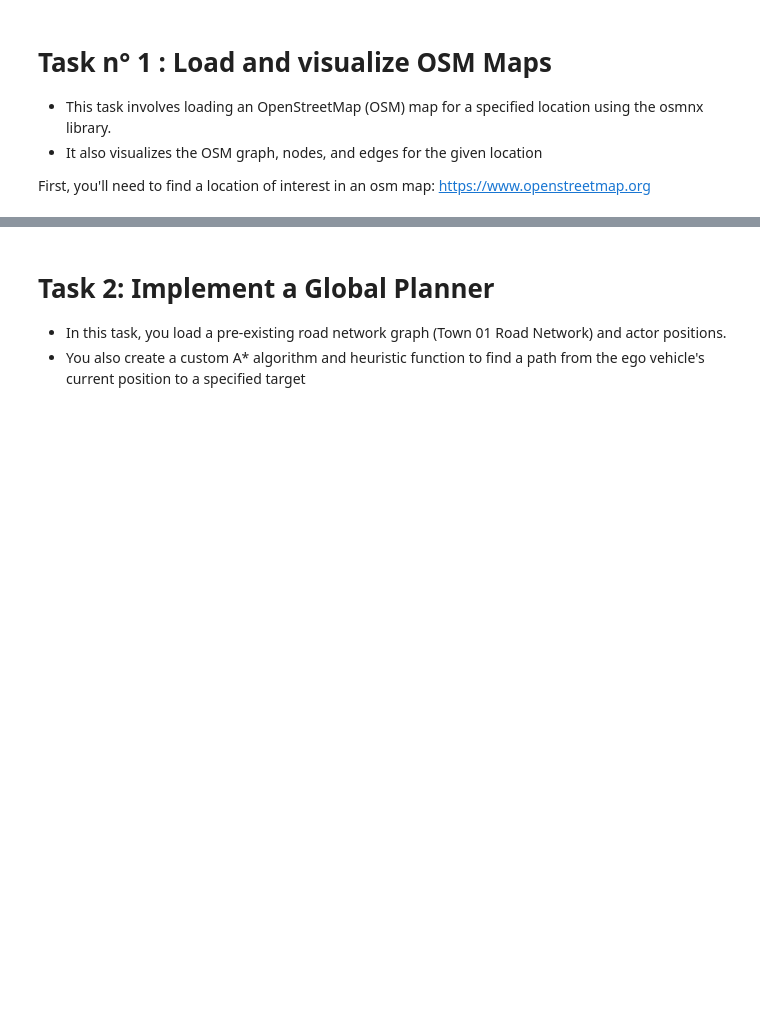
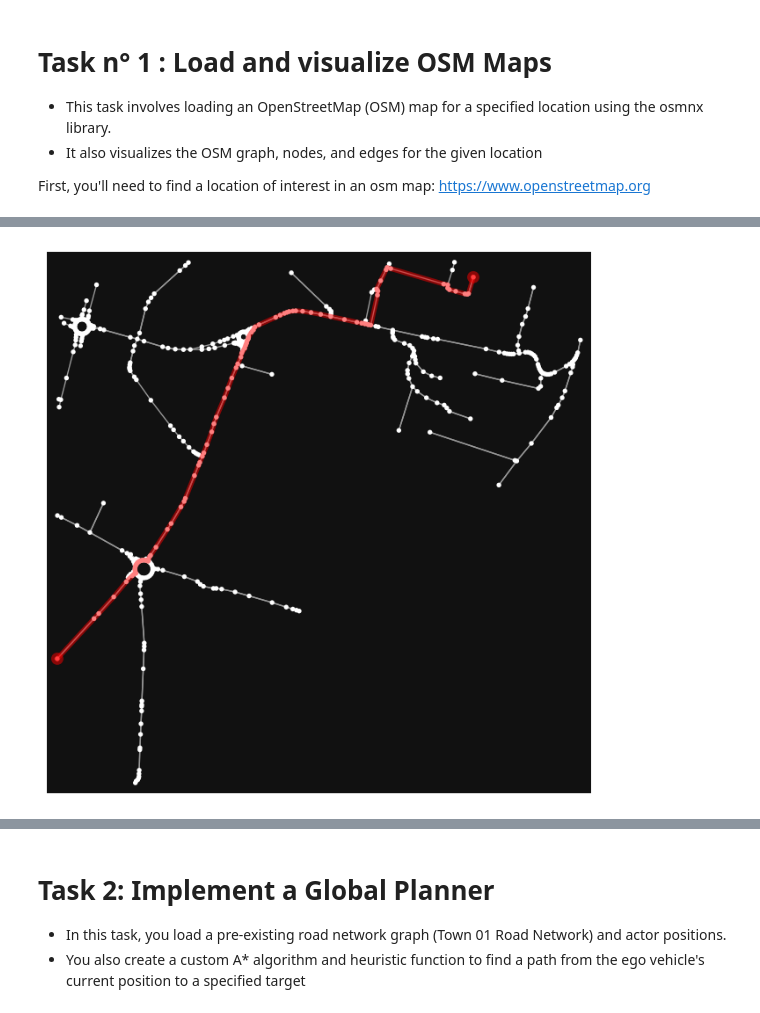
Before and after one commit to ioloizou/autonomous-vehicle, a Jupyter notebook: lab2/lab2.ipynb, the cells around one changed output, grey strips where cells are left out. Cells and saved outputs as stored; diff of their text form; code cells hidden in the pictures; blank space fills up the shorter version.

```diff
--- a/lab2/lab2.ipynb
+++ b/lab2/lab2.ipynb
@@ -31,16 +37,21 @@ G_osmnx = create_config() # This may take a while the first time
 # %%
 # Arbitrary origin and destination
 origin = (round(-1.5562600,6), round(47.2467100,6))
 destination = (round(-1.5428700,6), round(47.2533500,6))
 origin_node = ox.nearest_nodes(G_osmnx, origin[0], origin[1])
 destination_node = ox.nearest_nodes(G_osmnx, destination[0], destination[1])
 
 # TODO: find the path from origin to destination, using nx library
 
+path = ox.shortest_path(G_osmnx, origin_node, destination_node, weight='length')
+
 
 # TODO: plot the path on the graph
 # TIP : use the function ox.plot_graph_route()
-path = np.array([origin_node, destination_node])
+
+fig, ax = ox.plot_graph_route(G_osmnx, path)
+# %% [output]
+[figure, added]
 # %%
 nodes_proj, edges_proj = ox.graph_to_gdfs(G_osmnx, nodes=True, edges=True)
 
```
Also changed, not shown: parts of 9 cells of this notebook, 2 other files.
